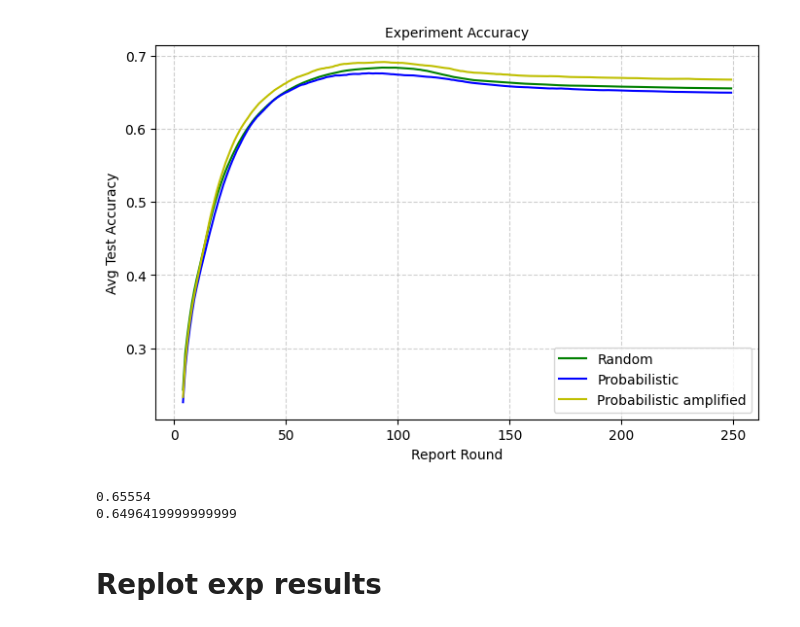
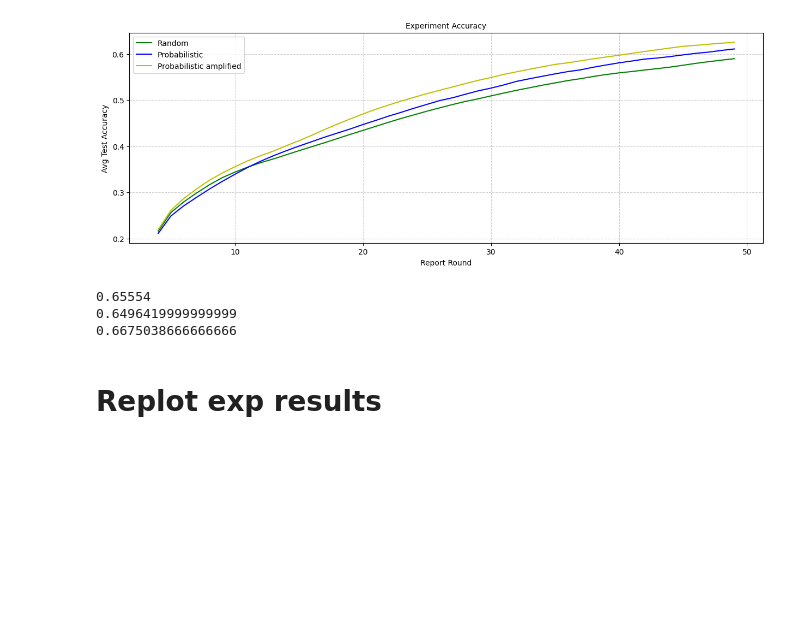
Before and after one commit to jw54kysa/FedDaisy, a Jupyter notebook: CIFAR10/compareruns.ipynb, the cells around one changed output. Saved outputs shown, nothing was run; the diff lists cells and outputs as text; code cells hidden in the pictures; blank space fills up the shorter version.

```diff
--- a/CIFAR10/compareruns.ipynb
+++ b/CIFAR10/compareruns.ipynb
@@ -4,13 +4,13 @@ import pickle
 import matplotlib.pyplot as plt
 import numpy as np
 # %%
-with open('A1-EXP2-prob-vs-rand-rss64-128/rand/testACCs.pck', 'rb') as f:
+with open('FedDC_cifar10_iidrandsize8_128_nc150cl_n64_b64_l0_0_1_d1_a10_r1000_s1_2025-01-11_15-33-16/rand/testACCs.pck', 'rb') as f:
     acc1 = pickle.load(f)
 
-with open('A1-EXP2-prob-vs-rand-rss64-128/prob/testACCs.pck', 'rb') as f:
+with open('FedDC_cifar10_iidrandsize8_128_nc150cl_n64_b64_l0_0_1_d1_a10_r1000_s1_2025-01-11_15-33-16/prob/testACCs.pck', 'rb') as f:
     acc2 = pickle.load(f)
 
-with open('A1-EXP2-prob-vs-rand-rss64-128/prob_amp/testACCs.pck', 'rb') as f:
+with open('FedDC_cifar10_iidrandsize8_128_nc150cl_n64_b64_l0_0_1_d1_a10_r1000_s1_2025-01-11_15-33-16/prob_amp/testACCs.pck', 'rb') as f:
     acc3 = pickle.load(f)
 
 # acc1 = [sublist[:80] for sublist in acc1]
@@ -36,29 +36,30 @@ acc2 = [None] * 4 + acc2
 acc3 = [sum(acc3[i:i+5]) / 5 for i in range(len(acc3) - 4)]
 acc3 = [None] * 4 + acc3
 # %%
-fig, ax1 = plt.subplots(figsize=(8, 5))
+fig, ax1 = plt.subplots(figsize=(15, 5))
 
 # loss
 ax1.plot(acc1, linestyle='-', color='g', label='Random')
 ax1.plot(acc2, linestyle='-', color='b', label='Probabilistic')
 ax1.plot(acc3, linestyle='-', color='y', label='Probabilistic amplified')
 ax1.set_title("Experiment Accuracy", fontsize=10)
 ax1.set_xlabel("Report Round", fontsize=10)
 ax1.set_ylabel("Avg Test Accuracy", fontsize=10, color='k')
 ax1.tick_params(axis='y', labelcolor='k')
 ax1.grid(True, linestyle='--', alpha=0.6)
 
 plt.legend()
 plt.show()
 # %% [output]
-[figure, old version]
+[figure, new version]
 # %%
 print(acc1[-1])
 print(acc2[-1])
-# print(acc3[-1])
+print(acc3[-1])
 # %% [output]
 0.65554
 0.6496419999999999
+0.6675038666666666
 # %% [markdown]
 # Replot exp results
 # %%
```
Also changed, not shown: 1 other file.
